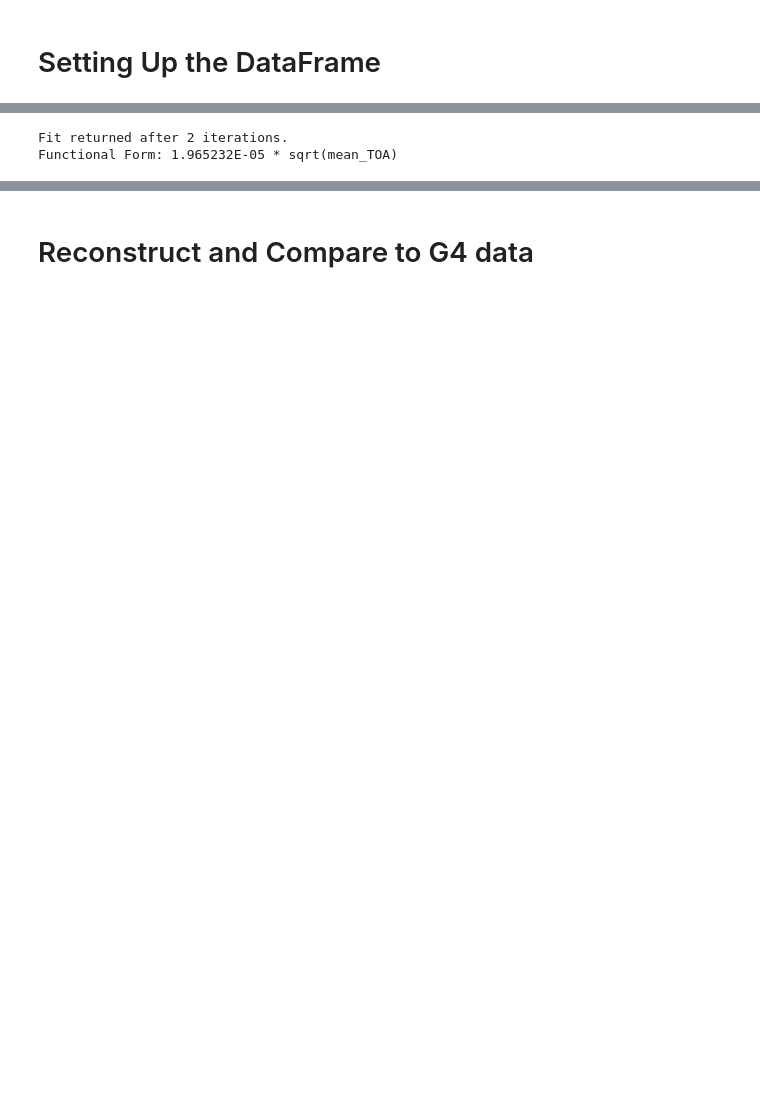
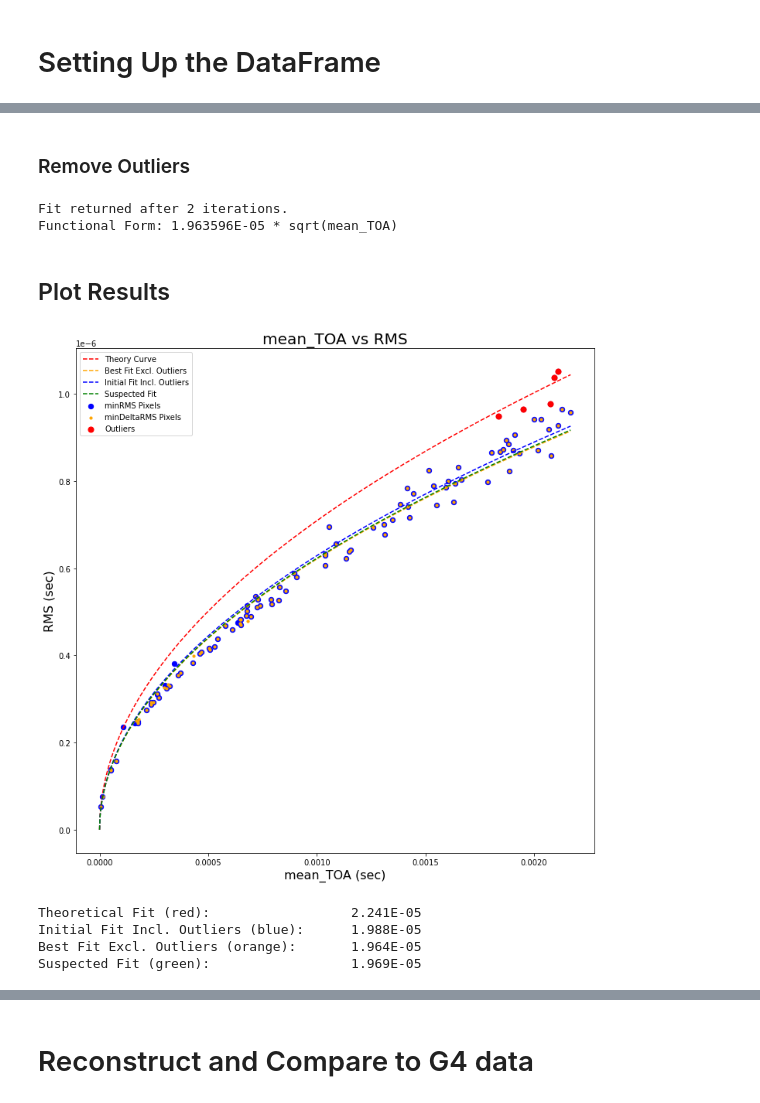
Before and after one commit to nttenpas/t0_calculations, a Jupyter notebook: t0_Calculations.ipynb, the cells around one changed output, grey strips where cells are left out. Saved outputs shown, nothing was run; the diff lists cells and outputs as text; code cells hidden in the pictures; blank space fills up the shorter version.

```diff
--- a/t0_Calculations.ipynb
+++ b/t0_Calculations.ipynb
@@ -469,0 +385,3 @@ for event_num in range(total_events):
+# %%
+# Get initial fit of smallest RMS for each event
+initial_fit = fitLine(sqrtFunc, main_df.iloc[min_RMS_indices]['mean_TOA'], main_df.iloc[min_RMS_indices]['RMS'])[0]
@@ -469,0 +390,5 @@ for event_num in range(total_events):
+# %%
+# Get new list of indices for smallest delta_StDev
+min_deltaRMS_indices = []
+for event_num in range(total_events):
+    min_deltaRMS_indices.append(ToAShift_Index(main_df, event_num, initial_fit))
@@ -470,7 +404,9 @@ for event_num in range(total_events):
+# %% [markdown]
+### Remove Outliers
 # %%
 # Get the best fit from the data by iterating and removing outliers
-functionalForm = bestFitRemoveOutliers(main_df, min_indices, chiSquared_Lim)
+main_df["Event_Outlier"], functionalForm, fit_history = bestFitRemoveOutliers(main_df, min_deltaRMS_indices, chiSquared_Lim)
 print('Functional Form: %5E * sqrt(mean_TOA)' %functionalForm)
 # %% [output]
 Fit returned after 2 iterations.
-Functional Form: 1.965232E-05 * sqrt(mean_TOA)
+Functional Form: 1.963596E-05 * sqrt(mean_TOA)
@@ -485,3 +413,42 @@ t0_df = pd.DataFrame(data ={"event": events, "t0": ts})
+# %% [markdown]
+## Plot Results
+# %%
+D = 682.23 # mm^2/s
+v = 1.648 * 10**6 # mm/s
+theory_coeff = ((2*D/v**2)**(1/2))
+# %%
+plt.figure(figsize = (12, 12))
+plt.scatter(main_df.iloc[min_RMS_indices]["mean_TOA"], main_df.iloc[min_RMS_indices]["RMS"], s = 40, color = 'blue', label='minRMS Pixels')
+plt.scatter(main_df.iloc[min_deltaRMS_indices]["mean_TOA"], main_df.iloc[min_deltaRMS_indices]["RMS"], s = 10, color = 'orange', label='minDeltaRMS Pixels')
+plt.scatter(main_df[main_df["Event_Outlier"] == True]["mean_TOA"], main_df[main_df["Event_Outlier"] == True]["RMS"], s = 50, color = 'Red', label='Outliers')
+
+x = np.linspace(0, main_df.iloc[min_deltaRMS_indices]["mean_TOA"].max(), 1000)
+y_initial = sqrtFunc(x, fit_history[0])
+y_final = sqrtFunc(x, functionalForm)
+y_expected = sqrtFunc(x, 1.969*10**(-5))
+y_theory = theoryFunction(x)
+
+plt.plot(x, y_theory, '--', color = 'red', label = 'Theory Curve')
+plt.plot(x, y_final, '--', color = 'orange', label = 'Best Fit Excl. Outliers')
+plt.plot(x, y_initial, '--', color = 'blue', label = 'Initial Fit Incl. Outliers')
+plt.plot(x, y_expected, '--', color = 'green', label = 'Suspected Fit')
+
+plt.title('mean_TOA vs RMS', fontsize = 20)
+plt.xlabel('mean_TOA (sec)', fontsize = 16)
+plt.ylabel('RMS (sec)', fontsize = 16)
+plt.legend()
+plt.show()
+
+print('Theoretical Fit (red): \t\t\t%.3E' %theory_coeff)
+print('Initial Fit Incl. Outliers (blue): \t%.3E' %fit_history[0])
+print('Best Fit Excl. Outliers (orange): \t%.3E' %functionalForm)
+print('Suspected Fit (green): \t\t\t1.969E-05')
+# %% [output]
+[figure, added]
+Theoretical Fit (red):                  2.241E-05
+Initial Fit Incl. Outliers (blue):      1.988E-05
+Best Fit Excl. Outliers (orange):       1.964E-05
+Suspected Fit (green):                  1.969E-05
 # %%
 plt.figure(figsize = (9,9))
 plt.hist(t0_df["t0"], bins = binNum, color = 'darkorange')
```
Also changed, not shown: parts of 17 cells of this notebook.
